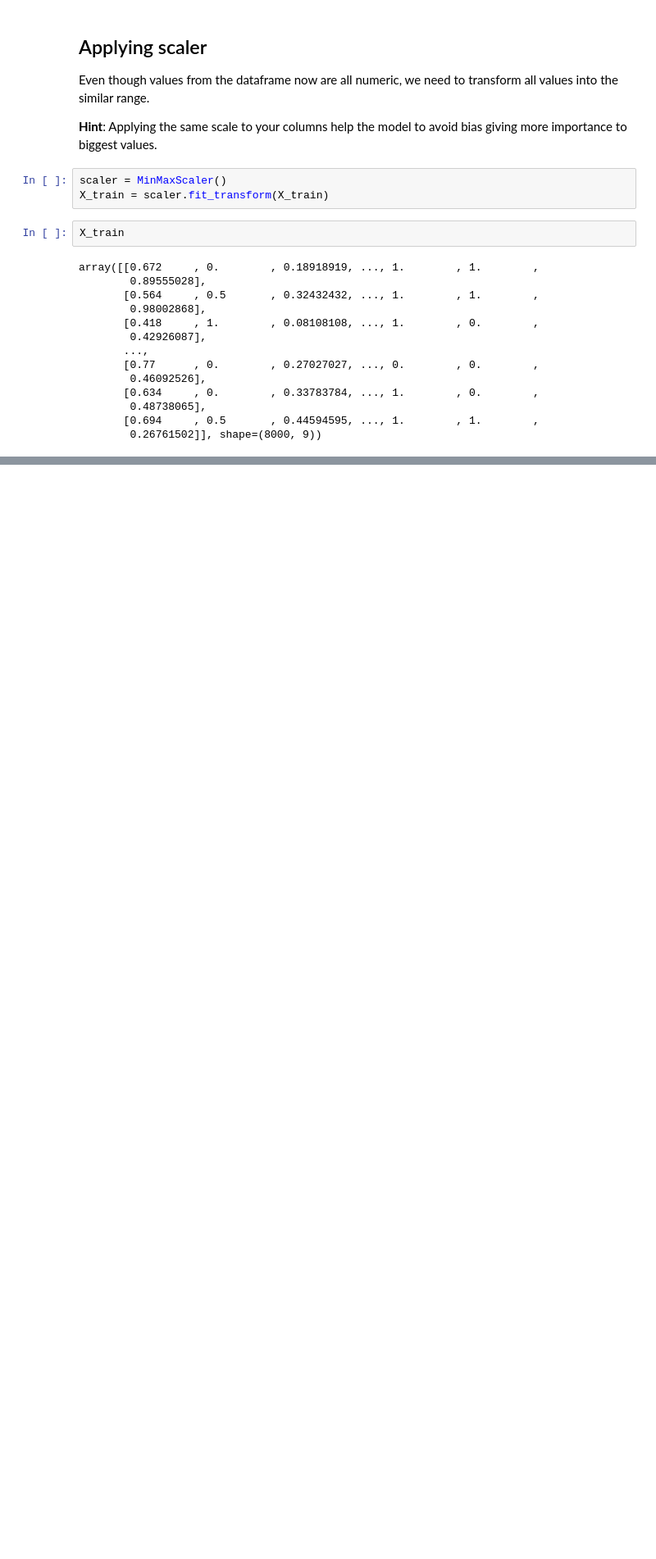
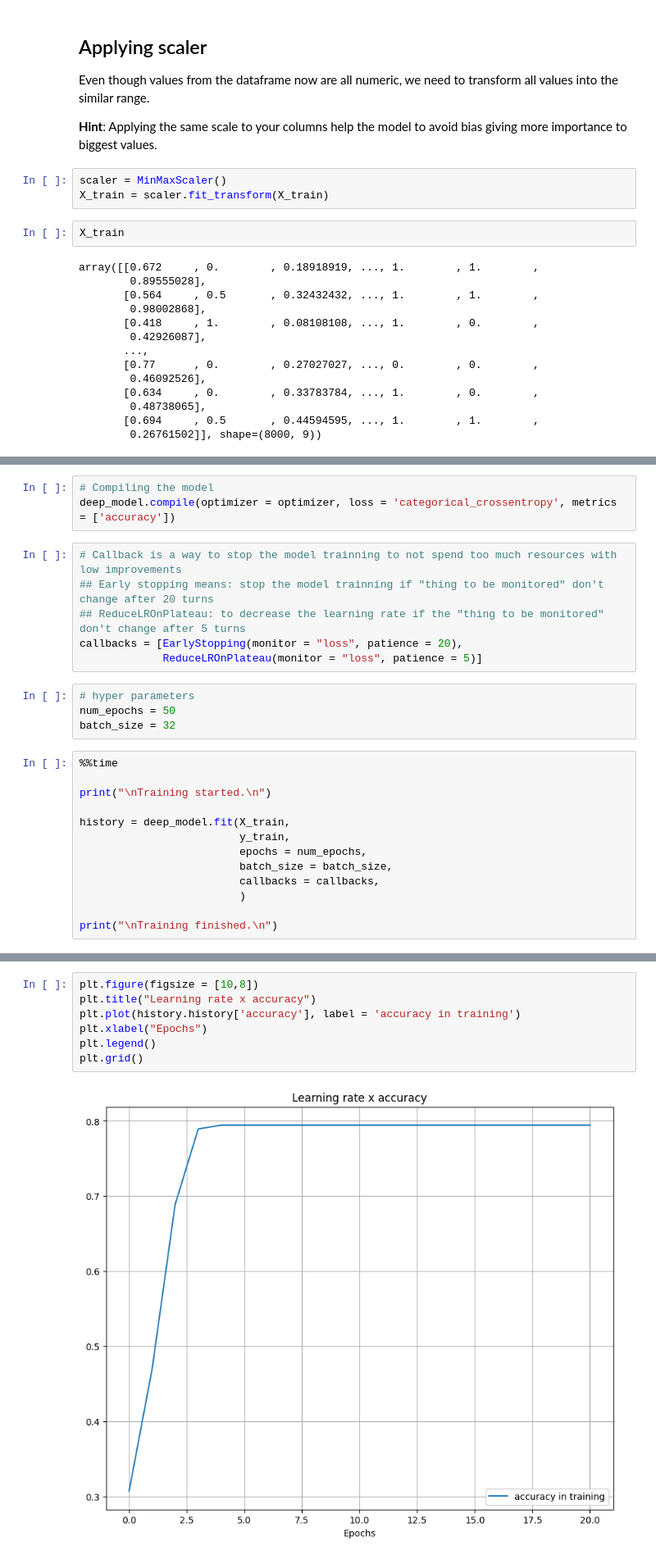
Before and after one commit to barrenha95/maturity_0_manual_deployment, a Jupyter notebook: model_training.ipynb, the cells around one changed output, grey strips where cells are left out. Shown at 82% size. Cells and saved outputs as stored; diff of their text form; blank space fills up the shorter version.

Commit message:
logistic-regression-and-deep-learning-model

```diff
--- a/model_training.ipynb
+++ b/model_training.ipynb
@@ -228,0 +351,26 @@ array([[0.672     , 0.        , 0.18918919, ..., 1.        , 1.        ,
+# %%
+# Compiling the model
+deep_model.compile(optimizer = optimizer, loss = 'categorical_crossentropy', metrics = ['accuracy'])
+# %%
+# Callback is a way to stop the model trainning to not spend too much resources with low improvements
+## Early stopping means: stop the model trainning if "thing to be monitored" don't change after 20 turns
+## ReduceLROnPlateau: to decrease the learning rate if the "thing to be monitored" don't change after 5 turns
+callbacks = [EarlyStopping(monitor = "loss", patience = 20),
+             ReduceLROnPlateau(monitor = "loss", patience = 5)]
+# %%
+# hyper parameters
+num_epochs = 50
+batch_size = 32
+# %%
+%%time
+
+print("\nTraining started.\n")
+
+history = deep_model.fit(X_train,
+                         y_train,
+                         epochs = num_epochs,
+                         batch_size = batch_size,
+                         callbacks = callbacks,
+                         )
+
+print("\nTraining finished.\n")
@@ -228,0 +398,9 @@ array([[0.672     , 0.        , 0.18918919, ..., 1.        , 1.        ,
+# %%
+plt.figure(figsize = [10,8])
+plt.title("Learning rate x accuracy")
+plt.plot(history.history['accuracy'], label = 'accuracy in training')
+plt.xlabel("Epochs")
+plt.legend()
+plt.grid()
+# %% [output]
+[figure, added]
```
Also changed, not shown: parts of 25 cells of this notebook, 2 other files.
